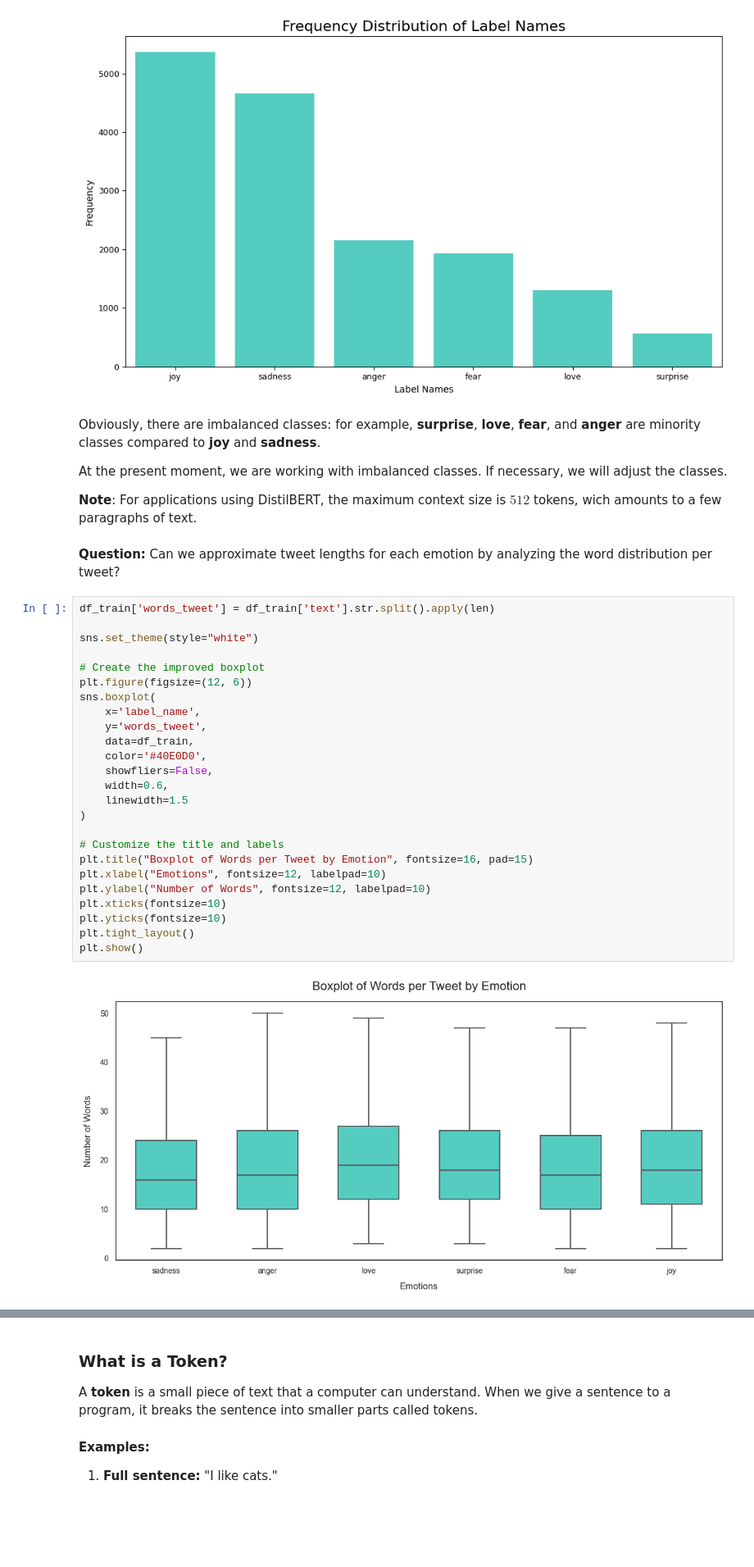
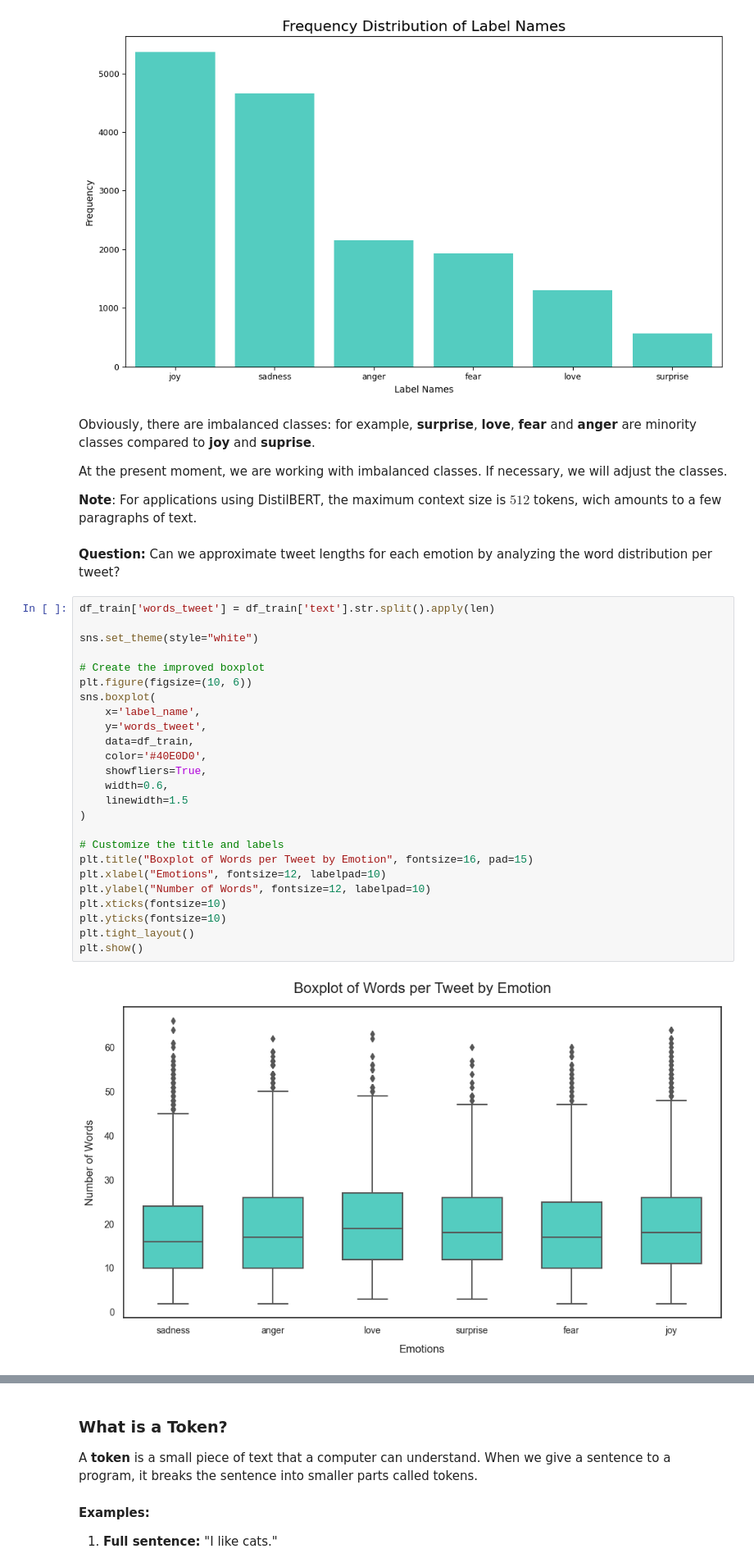
Before and after one commit to VictorFrancheto/large-language-models, a Jupyter notebook: DistilBERT.ipynb, the cells around one changed output, grey strips where cells are left out. Shown at 82% size. Saved outputs shown, nothing was run; the diff lists cells and outputs as text; blank space fills up the shorter version.

```diff
--- a/DistilBERT.ipynb
+++ b/DistilBERT.ipynb
@@ -110,7 +120,7 @@ plt.show()
 # %% [output]
 [figure]
 # %% [markdown]
-Obviously, there are imbalanced classes: for example, **surprise**, **love**, **fear**, and **anger** are minority classes compared to **joy** and **sadness**.
+Obviously, there are imbalanced classes: for example, **surprise**, **love**, **fear** and **anger**  are minority classes compared to **joy** and **suprise**.
 
 At the present moment, we are working with imbalanced classes. If necessary, we will adjust the classes.
 
@@ -120,30 +130,30 @@ At the present moment, we are working with imbalanced classes. If necessary, we
 # %%
 df_train['words_tweet'] = df_train['text'].str.split().apply(len)
 
 sns.set_theme(style="white")
 
 # Create the improved boxplot
-plt.figure(figsize=(12, 6))
+plt.figure(figsize=(10, 6))
 sns.boxplot(
     x='label_name',
     y='words_tweet',
     data=df_train,
     color='#40E0D0',
-    showfliers=False,
+    showfliers=True,
     width=0.6,
     linewidth=1.5
 )
 
 # Customize the title and labels
 plt.title("Boxplot of Words per Tweet by Emotion", fontsize=16, pad=15)
 plt.xlabel("Emotions", fontsize=12, labelpad=10)
 plt.ylabel("Number of Words", fontsize=12, labelpad=10)
 plt.xticks(fontsize=10)
 plt.yticks(fontsize=10)
 plt.tight_layout()
 plt.show()
 # %% [output]
-[figure, old version]
+[figure, new version]
 # %% [markdown]
 Through the boxplot, we can see that for each emotion, the majority of tweets have around 15 words, and the other tweets are shorter than DistilBERT's maximum context size.
 Texts longer than the model's context size must be truncated, which can result in performance degradation if the truncated text contains critical information. However, in this case, it does not appear to be an issue.
```
Also changed, not shown: parts of 42 cells of this notebook, 3 other files.
